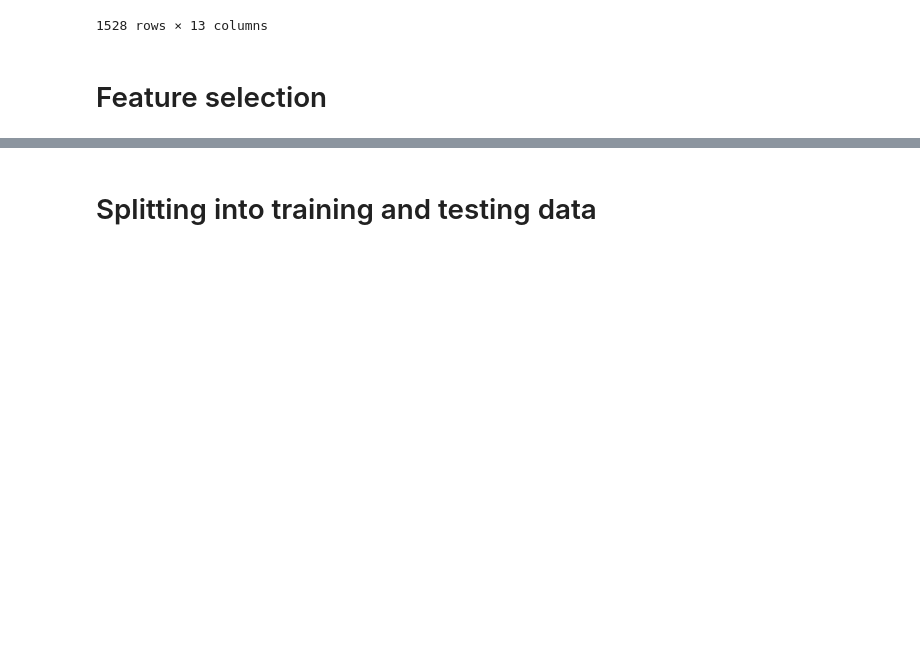
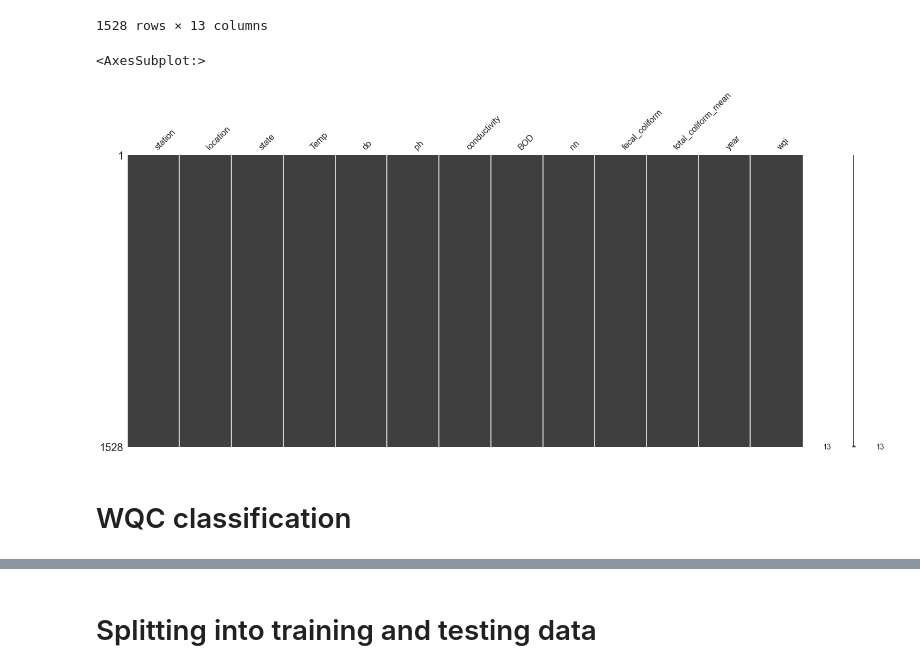
Before and after one commit to Murdock135/Water-Quality-Prediction, a Jupyter notebook: notebooks/initial_analysis.ipynb, the cells around one changed output, grey strips where cells are left out. Saved outputs shown, nothing was run; the diff lists cells and outputs as text; code cells hidden in the pictures; blank space fills up the shorter version.

```diff
--- a/notebooks/initial_analysis.ipynb
+++ b/notebooks/initial_analysis.ipynb
@@ -103,6 +103,9 @@ df['NITRATENAN N+ NITRITENANN (mg/l)']= pd.to_numeric(df['NITRATENAN N+ NITRITEN
 df['FECAL COLIFORM (MPN/100ml)']= pd.to_numeric(df['FECAL COLIFORM (MPN/100ml)'],errors='coerce')
 # %%
 df['TOTAL COLIFORM (MPN/100ml)Mean']= pd.to_numeric(df['TOTAL COLIFORM (MPN/100ml)Mean'],errors='coerce')
+# %%
+df['year'] = pd.to_datetime(df.year, format='%Y')
+df.year = pd.DatetimeIndex(df.year).year
 # %%
 df.dtypes
 # %% [output]
@@ -381,5 +394,3 @@ df4
 | 1985 | 1329.0 | TAMBIRAPARANI AT RAIL BDG. NR. AM... | NAN | 28.0 | 7.0 | 136.0 | 7.5 | 1.4 | 0.609 | 0.609 | ... |
 | 1987 | 1450.0 | PALAR AT VANIYAMBADI WATER SUPPLY... | NAN | 29.0 | 7.5 | 585.0 | 6.3 | 2.6 | 0.155 | 0.155 | ... |
 1528 rows × 13 columns
-# %% [markdown]
-# Feature selection
@@ -389,0 +397,7 @@ y = df4.wqi
+# %%
+msno.matrix(df4)
+# %% [output]
+<AxesSubplot:>
+[figure, added]
+# %% [markdown]
+# WQC classification
```
Also changed, not shown: parts of 68 cells of this notebook.
